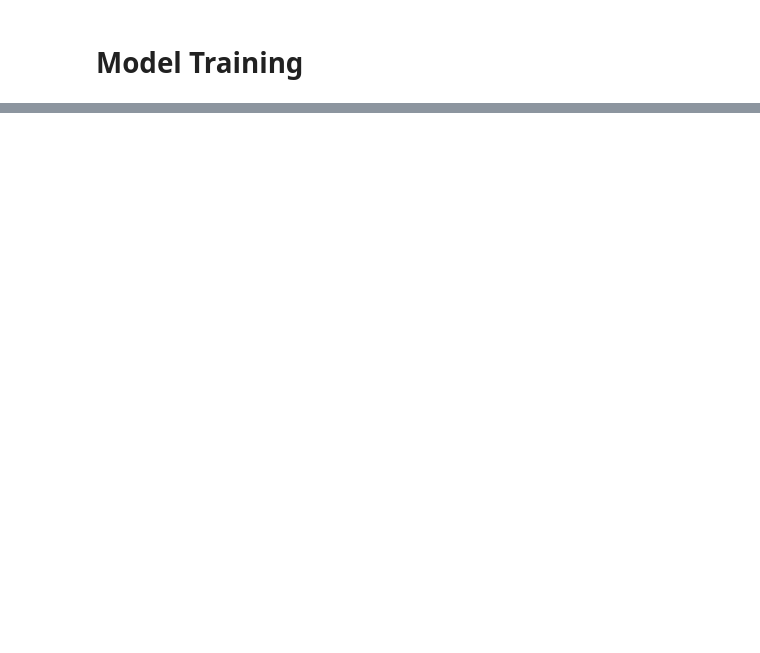
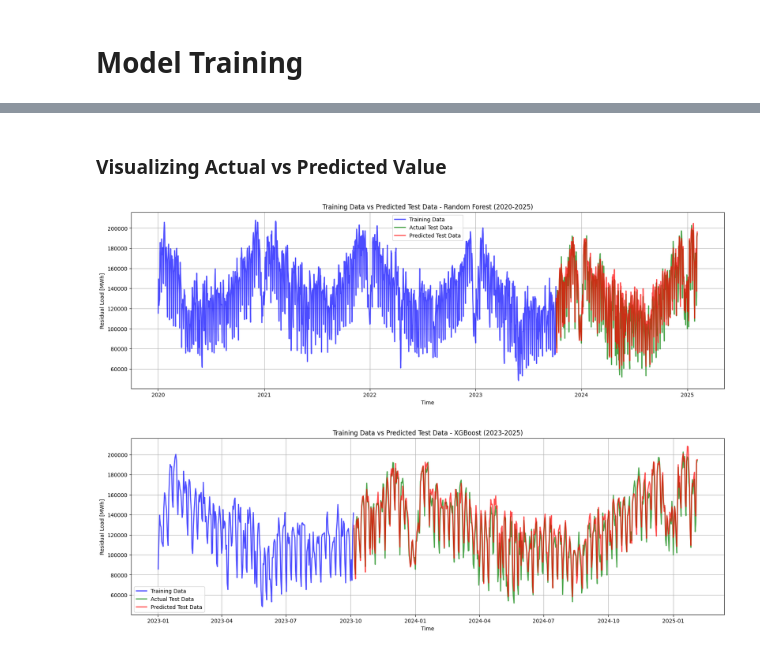
Before and after one commit to yhfrds/techlabs-ds-battery-project, a Jupyter notebook: src/dataset_transformation.ipynb, the cells around one changed output, grey strips where cells are left out. Cells and saved outputs as stored; diff of their text form; code cells hidden in the pictures; blank space fills up the shorter version.

Commit message:
final model uneveluated

```diff
--- a/src/dataset_transformation.ipynb
+++ b/src/dataset_transformation.ipynb
@@ -227,13 +215,23 @@ electricity_and_weather_imputed['wind_v'] = electricity_and_weather_imputed['Win
 
 # Drop the 'Wind_Direction_rad' column if no longer needed
 electricity_and_weather_imputed = electricity_and_weather_imputed.drop('Wind_Direction_rad', axis=1)
-#Add lagged total & residual load and lagged weather feature
+
+# Rename some columns
+rename_dict = {
+    'Total (grid load) [MWh] Calculated resolutions': 'Total_Load',
+    'Residual load [MWh] Calculated resolutions': 'Residual_Load',
+    'Hydro pumped storage [MWh] Calculated resolutions': 'Hydro_Pumped_Storage'
+}
+electricity_and_weather_imputed.rename(columns=rename_dict, inplace=True)
 
 # Add lagged total load (1-day lag)
-electricity_and_weather_imputed['Total_Load_lag1'] = electricity_and_weather_imputed['Total (grid load) [MWh] Calculated resolutions'].shift(1)
+electricity_and_weather_imputed['Total_Load_lag1'] = electricity_and_weather_imputed['Total_Load'].shift(1)
 
 # Add lagged residual load (1-day lag)
-electricity_and_weather_imputed['Residual_Load_lag1'] = electricity_and_weather_imputed['Residual load [MWh] Calculated resolutions'].shift(1)
+electricity_and_weather_imputed['Residual_Load_lag1'] = electricity_and_weather_imputed['Residual_Load'].shift(1)
+
+# Add lagged residual load (1-day lag)
+electricity_and_weather_imputed['Hydro_Pumped_Storage_lag1'] = electricity_and_weather_imputed['Hydro_Pumped_Storage'].shift(1)
 
 # List of weather-related feature names to be lagged
 weather_features = [
@@ -273,0 +323,42 @@ electricity_and_weather_imputed
+# %% [markdown]
+### Visualizing Actual vs Predicted Value
+# %%
+import matplotlib.pyplot as plt
+
+# Function to plot training data and test predictions on top for specific years
+def plot_training_vs_predicted_for_years(y_train, y_test, y_pred, model_name, start_year, end_year):
+    plt.figure(figsize=(20, 6))
+
+    # Filter the data by the specified years
+    y_train_filtered = y_train[(y_train.index.year >= start_year) & (y_train.index.year <= end_year)]
+    y_test_filtered = y_test[(y_test.index.year >= start_year) & (y_test.index.year <= end_year)]
+
+    # Convert y_pred into a pandas Series with the same index as y_test
+    y_pred_filtered = pd.Series(y_pred, index=y_test_filtered.index)
+
+    lw= 2
+    # Plot the training data (blue line)
+    plt.plot(y_train_filtered.index, y_train_filtered, label="Training Data", color="blue", alpha=0.7, linewidth=lw)
+
+    # Plot the actual test data (green line)
+    plt.plot(y_test_filtered.index, y_test_filtered, label="Actual Test Data", color="green", alpha=0.7, linewidth=lw)
+
+    # Plot the predicted test data (red line)
+    plt.plot(y_test_filtered.index, y_pred_filtered, label="Predicted Test Data", color="red", alpha=0.7, linewidth=lw)
+
+    # Add title, labels, legend, and grid
+    plt.title(f"Training Data vs Predicted Test Data - {model_name} ({start_year}-{end_year})")
+    plt.xlabel("Time")
+    plt.ylabel("Residual Load [MWh]")
+    plt.legend()
+    plt.grid(True)
+    plt.show()
+
+# Example usage:
+
+plot_training_vs_predicted_for_years(y_train, y_test, rf_pred, "Random Forest", 2020, 2025)
+plot_training_vs_predicted_for_years(y_train, y_test, xgb_pred, "XGBoost", 2023, 2025)
+# plot_training_vs_predicted_for_years(y_train, y_test, svr_pred, "SVR", 2023, 2025)
+# %% [output]
+[figure, added]
+[figure, added]
```
Also changed, not shown: parts of 14 cells of this notebook.
